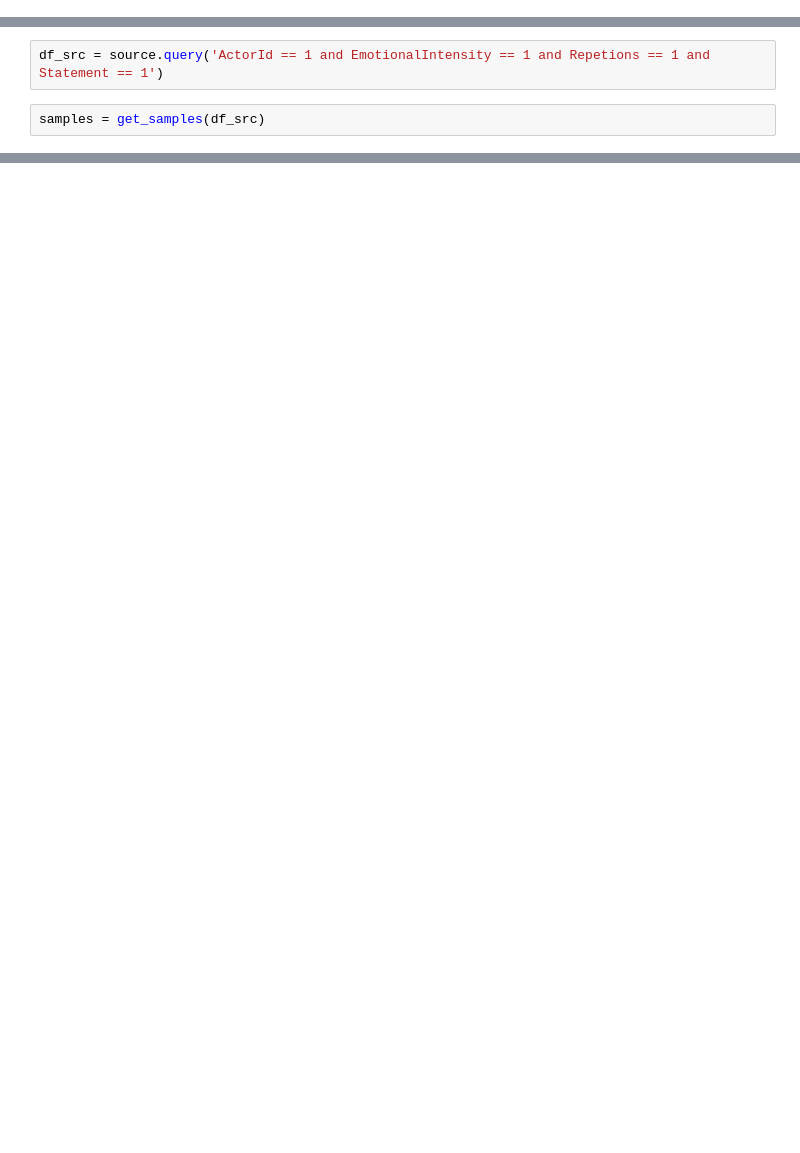
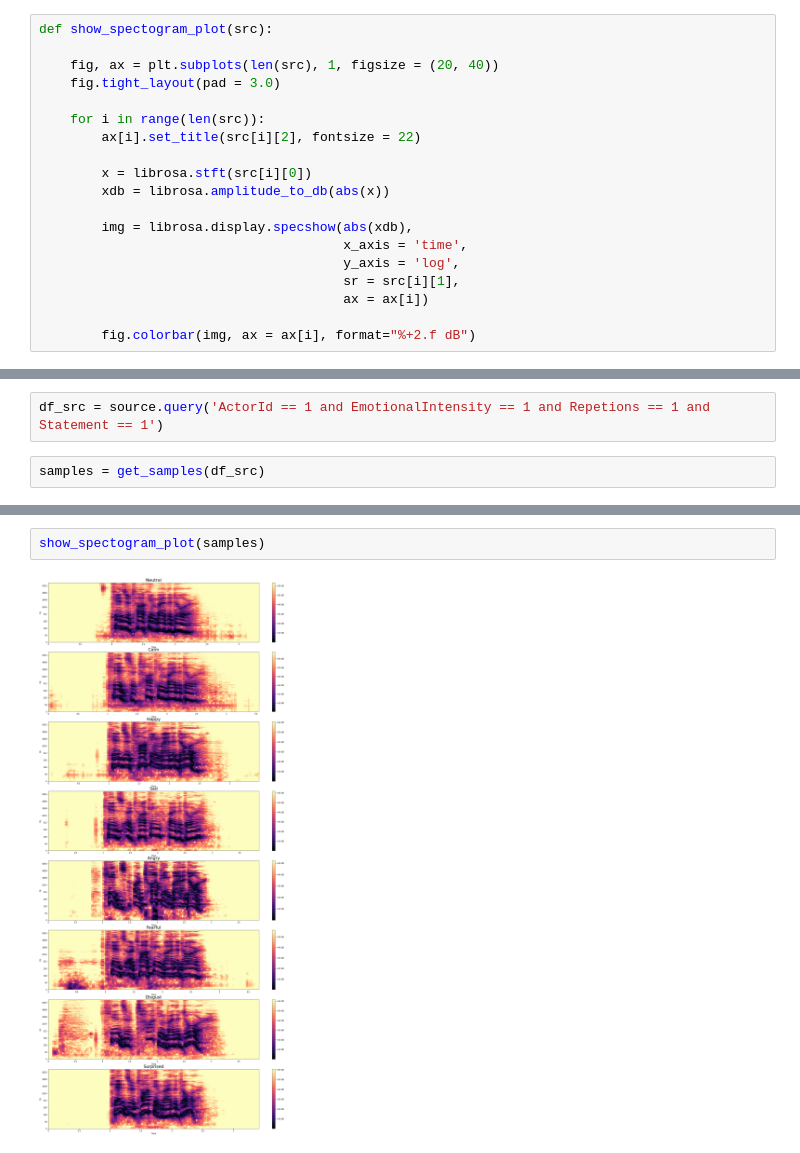
Before and after one commit to MikhailRogachev/speech_project, a Jupyter notebook: Load DataSet.ipynb, the cells around one changed output, grey strips where cells are left out. Drawn from its saved outputs; the diff is of its cells as text; blank space fills up the shorter version.

```diff
--- a/Load DataSet.ipynb
+++ b/Load DataSet.ipynb
@@ -190,0 +188,19 @@ def show_samples(src):
+# %%
+def show_spectogram_plot(src):
+
+    fig, ax = plt.subplots(len(src), 1, figsize = (20, 40))
+    fig.tight_layout(pad = 3.0)
+
+    for i in range(len(src)):
+        ax[i].set_title(src[i][2], fontsize = 22)
+
+        x = librosa.stft(src[i][0])
+        xdb = librosa.amplitude_to_db(abs(x))
+
+        img = librosa.display.specshow(abs(xdb),
+                                       x_axis = 'time',
+                                       y_axis = 'log',
+                                       sr = src[i][1],
+                                       ax = ax[i])
+
+        fig.colorbar(img, ax = ax[i], format="%+2.f dB")
@@ -213,0 +290,4 @@ show_samples(samples)
+# %%
+show_spectogram_plot(samples)
+# %% [output]
+[figure, added]
```
Also changed, not shown: parts of 17 cells of this notebook.
